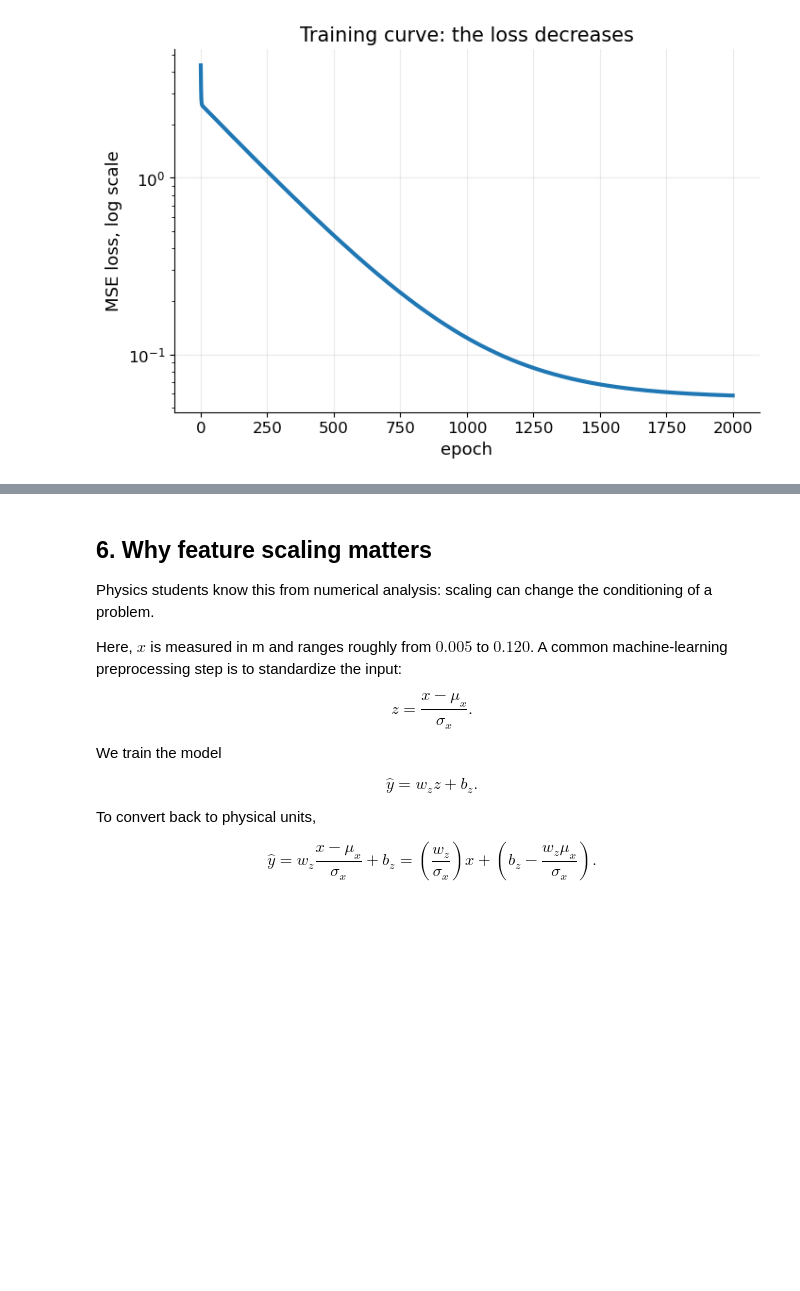
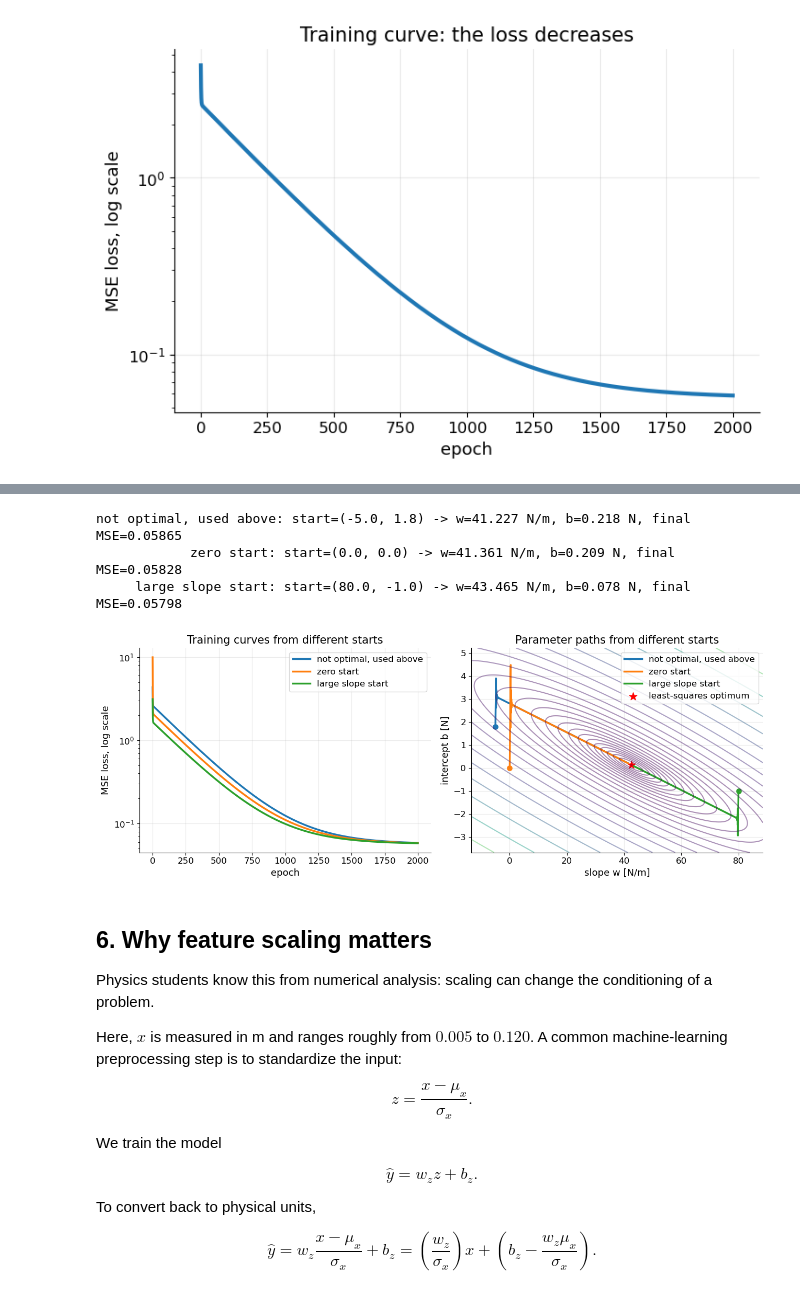
Before and after one commit to niksterg/MLpytorch, a Jupyter notebook: 01_linear_regression_pytorch.ipynb, the cells around one changed output, grey strips where cells are left out. Drawn from its saved outputs; the diff is of its cells as text; code cells hidden in the pictures; blank space fills up the shorter version.

```diff
--- a/01_linear_regression_pytorch.ipynb
+++ b/01_linear_regression_pytorch.ipynb
@@ -622,3 +644,64 @@ plt.show()
+# %%
+initial_parameters = [
+    (-5.0, 1.80, "not optimal, used above"),
+    (0.0, 0.00, "zero start"),
+    (80.0, -1.00, "large slope start"),
+]
+
+init_lr = 0.8
+init_epochs = 2000
+init_results = []
+
+for start_w, start_b, label in initial_parameters:
+    w_start, b_start, path_start = train_full_batch_gd(x, y, init_lr, init_epochs, start_w, start_b)
+    init_results.append((start_w, start_b, label, w_start, b_start, path_start))
+
+    print(
+        f"{label:>22}: start=({start_w:.1f}, {start_b:.1f}) "
+        f"-> w={w_start.item():.3f} N/m, b={b_start.item():.3f} N, "
+        f"final MSE={path_start[-1, 2]:.5f}"
+    )
+
+# Build a contour window that includes all starting points and paths.
+w_init_values = np.concatenate([result[5][:, 0] for result in init_results] + [[w_lstsq.item()]])
+b_init_values = np.concatenate([result[5][:, 1] for result in init_results] + [[b_lstsq.item()]])
+
+w_init_padding = max(0.10 * (w_init_values.max() - w_init_values.min()), 5.0)
+b_init_padding = max(0.10 * (b_init_values.max() - b_init_values.min()), 0.50)
+
+w_init_grid = torch.linspace(float(w_init_values.min() - w_init_padding), float(w_init_values.max() + w_init_padding), 160)
+b_init_grid = torch.linspace(float(b_init_values.min() - b_init_padding), float(b_init_values.max() + b_init_padding), 160)
+W_init, B_init = torch.meshgrid(w_init_grid, b_init_grid, indexing="xy")
+Loss_init = torch.mean((W_init[..., None] * x.flatten() + B_init[..., None] - y.flatten())**2, dim=-1)
+
+fig, axes = plt.subplots(1, 2, figsize=(13, 5))
+
+for start_w, start_b, label, w_start, b_start, path_start in init_results:
+    axes[0].plot(path_start[:, 2], linewidth=2.5, label=label)
+    axes[1].plot(path_start[:, 0], path_start[:, 1], linewidth=2.5, label=label)
+    axes[1].scatter([path_start[0, 0]], [path_start[0, 1]], s=45)
+
+axes[0].set_yscale("log")
+axes[0].set_title("Training curves from different starts")
+axes[0].set_xlabel("epoch")
+axes[0].set_ylabel("MSE loss, log scale")
+axes[0].legend()
+
+init_levels = np.geomspace(Loss_init.min().item() + 1e-4, Loss_init.max().item(), 25)
+axes[1].contour(W_init.numpy(), B_init.numpy(), Loss_init.numpy(), levels=init_levels, alpha=0.45)
+axes[1].scatter([w_lstsq.item()], [b_lstsq.item()], s=120, marker="*", color="red", label="least-squares optimum")
+axes[1].set_title("Parameter paths from different starts")
+axes[1].set_xlabel("slope w [N/m]")
+axes[1].set_ylabel("intercept b [N]")
+axes[1].legend()
+
+plt.tight_layout()
+plt.show()
+# %% [output]
+not optimal, used above: start=(-5.0, 1.8) -> w=41.227 N/m, b=0.218 N, final MSE=0.05865
+            zero start: start=(0.0, 0.0) -> w=41.361 N/m, b=0.209 N, final MSE=0.05828
+     large slope start: start=(80.0, -1.0) -> w=43.465 N/m, b=0.078 N, final MSE=0.05798
+[figure, added]
 # %% [markdown]
 ## 6. Why feature scaling matters
 
```
Also changed, not shown: parts of 15 cells of this notebook, 1 other file.
